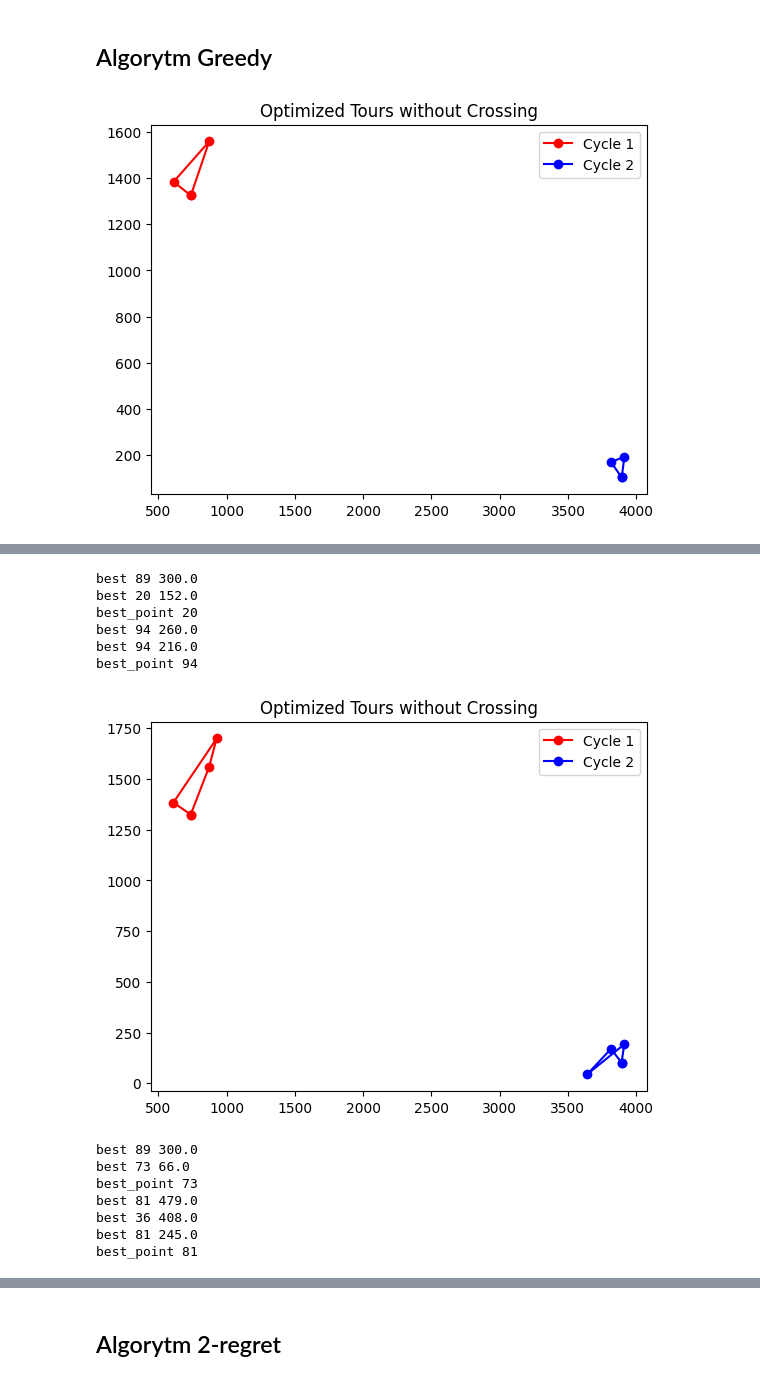
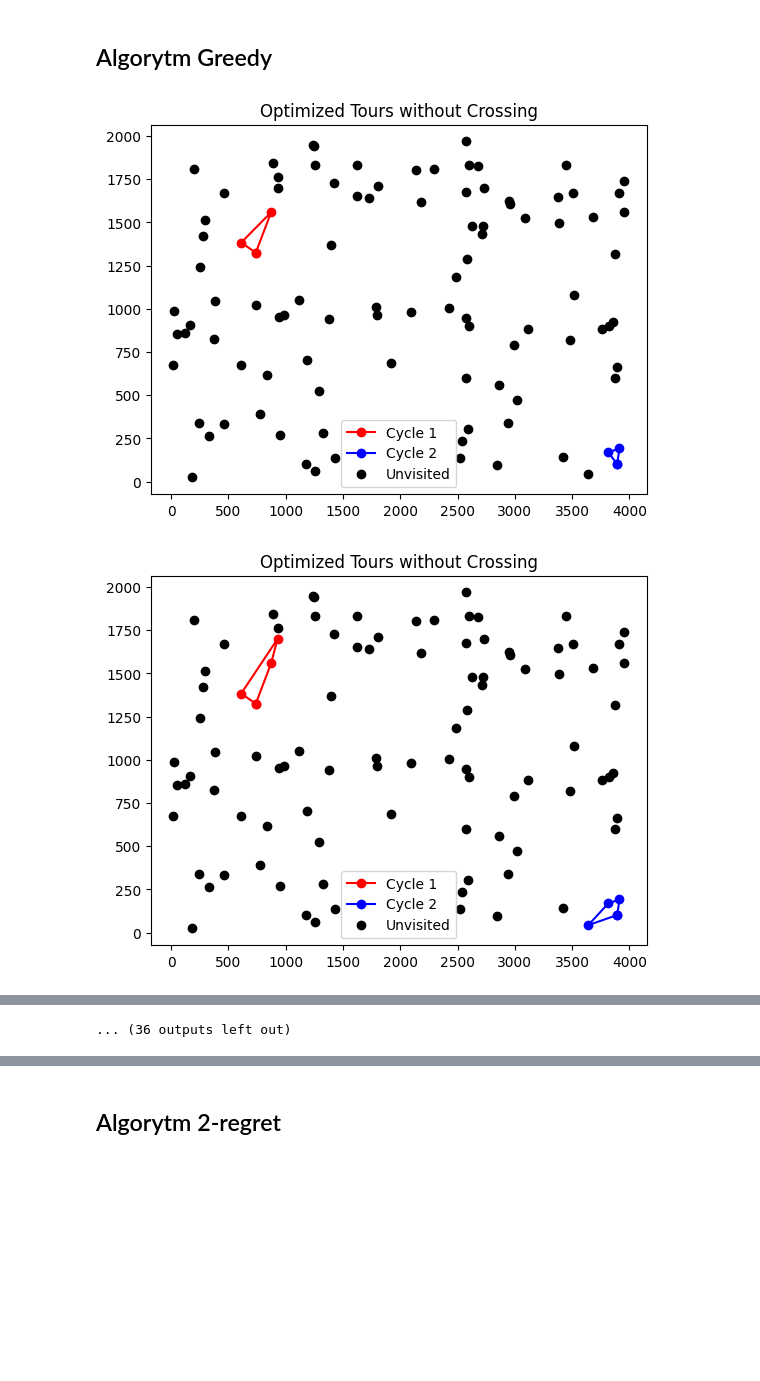
Before and after one commit to maciejm2517/imo-lab1, a Jupyter notebook: imo_1_przemek.ipynb, the cells around one changed output, grey strips where cells are left out. Drawn from its saved outputs; the diff is of its cells as text; code cells hidden in the pictures; blank space fills up the shorter version.

Commit message:
improved greedy graph

```diff
--- a/imo_1_przemek.ipynb
+++ b/imo_1_przemek.ipynb
@@ -85,7 +85,7 @@ np.random.seed(10)
 def calculate_distance(city1, city2):
     return np.round(np.linalg.norm(city1 - city2))
 
-def plot_current_tours_to_file(positions, tour1, tour2):
+def plot_current_tours_to_file(positions, tour1, tour2,unvisited):
     # Ensure the cycles start and end at the same city to form closed loops
     cycle1 = tour1.copy()
     cycle2 = tour2.copy()
@@ -95,6 +95,7 @@ def plot_current_tours_to_file(positions, tour1, tour2):
     # Plot the optimized tours
     plt.plot(positions[cycle1, 0], positions[cycle1, 1], linestyle='-', marker='o', color='r', label='Cycle 1')
     plt.plot(positions[cycle2, 0], positions[cycle2, 1], linestyle='-', marker='o', color='b', label='Cycle 2')
+    plt.plot(positions[unvisited, 0], positions[unvisited, 1], linestyle=' ', marker='o', color='k', label='Unvisited')
 
     # Add legend and title
     plt.legend()
@@ -131,7 +132,7 @@ def create_greedy_cycles(cities):
     while unvisited:
         #current_city = tour1[-1]
         positions = np.array([data['x'], data['y']]).T
-        plot_current_tours_to_file(positions, tour1, tour2)
+        plot_current_tours_to_file(positions, tour1, tour2, unvisited)
         # current_cycle_distance_1=[]
         # for x in range(len(tour1)-1):
         #     current_cycle_distance_1.append(calculate_distance(cities[tour1[x]], cities[tour1[x+1]]))
@@ -151,21 +152,21 @@ def create_greedy_cycles(cities):
             if min(nearest_points) < smallest_value:
                 best_point = np.argmin(nearest_points)
                 smallest_value = min(nearest_points)
-                print("best",unvisited[best_point],smallest_value)
+                #print("best",unvisited[best_point],smallest_value)
         best_point = unvisited.pop(best_point)
-        print("best_point",best_point)
+        #print("best_point",best_point)
 
         # Find all distances between points
         tour_distances = []
         for i in range(len(tour1)):
             if i == len(tour1) - 1:
-                tour_distances.append(calculate_distance(cities[tour1[i]], cities[tour1[0]]))
+                tour_distances.append(calculate_distance(cities[tour1[-1]], cities[tour1[0]]))
             else:
                 tour_distances.append(calculate_distance(cities[tour1[i]], cities[tour1[i+1]]))
 
         # find smallest increase in distance when adding new point
         best_index = -1
-        best_distance = float('inf')
+        best_distance = calculate_distance(cities[best_point], cities[tour1[0]]) + calculate_distance(cities[best_point], cities[tour1[-1]]) - calculate_distance(cities[tour1[0]], cities[tour1[-1]])
 
         for i in range(len(tour_distances)-1):
             if(calculate_distance(cities[best_point], cities[tour1[i]]) + calculate_distance(cities[best_point], cities[tour1[i+1]]) - calculate_distance(cities[tour1[i]], cities[tour1[i+1]]) < best_distance):
@@ -173,7 +174,10 @@ def create_greedy_cycles(cities):
                 best_distance = calculate_distance(cities[best_point], cities[tour1[i]]) + calculate_distance(cities[best_point], cities[tour1[i+1]]) - calculate_distance(cities[tour1[i]], cities[tour1[i+1]])
 
         # add new point to the tour with smallest increase in path
-        tour1.insert(best_index,best_point)
+        if(best_index == -1):
+            tour1.append(best_point)
+        else:
+            tour1.insert(best_index,best_point)
         #####
         ##### TU SKOŃCZYŁEM
         #####
@@ -187,29 +191,32 @@ def create_greedy_cycles(cities):
                 if min(nearest_points) < smallest_value:
                     best_point = np.argmin(nearest_points)
                     smallest_value = min(nearest_points)
-                    print("best",unvisited[best_point],smallest_value)
+                    #print("best",unvisited[best_point],smallest_value)
             best_point = unvisited.pop(best_point)
-            print("best_point",best_point)
+            #print("best_point",best_point)
 
             # Find all distances between points
             tour_distances = []
             for i in range(len(tour2)):
                 if i == len(tour2) - 1:
-                    tour_distances.append(calculate_distance(cities[tour2[i]], cities[tour2[0]]))
+                    tour_distances.append(calculate_distance(cities[tour2[-1]], cities[tour2[0]]))
                 else:
                     tour_distances.append(calculate_distance(cities[tour2[i]], cities[tour2[i+1]]))
 
             # find smallest increase in distance when adding new point
             best_index = -1
-            best_distance = float('inf')
+            best_distance = calculate_distance(cities[best_point], cities[tour2[0]]) + calculate_distance(cities[best_point], cities[tour2[-1]]) - calculate_distance(cities[tour2[0]], cities[tour2[-1]])
 
-            for i in range(len(tour_distances)-1):
+            for i in range(len(tour_distances) - 1):
                 if(calculate_distance(cities[best_point], cities[tour2[i]]) + calculate_distance(cities[best_point], cities[tour2[i+1]]) - calculate_distance(cities[tour2[i]], cities[tour2[i+1]]) < best_distance):
                     best_index = i + 1
                     best_distance = calculate_distance(cities[best_point], cities[tour2[i]]) + calculate_distance(cities[best_point], cities[tour2[i+1]]) - calculate_distance(cities[tour2[i]], cities[tour2[i+1]])
 
             # add new point to the tour with smallest increase in path
-            tour2.insert(best_index,best_point)
+            if(best_index == -1):
+                tour2.append(best_point)
+            else:
+                tour2.insert(best_index,best_point)
 
     return tour1, tour2
 
@@ -218,31 +225,32 @@ def plot_optimized_tours(positions, cycle1, cycle2):
     cycle1.append(cycle1[0])
     cycle2.append(cycle2[0])
 
     # Plot the optimized tours
     plt.plot(positions[cycle1, 0], positions[cycle1, 1], linestyle='-', marker='o', color='r', label='Cycle 1')
     plt.plot(positions[cycle2, 0], positions[cycle2, 1], linestyle='-', marker='o', color='b', label='Cycle 2')
 
     # Add legend and title
     plt.legend()
     plt.title('Optimized Tours without Crossing')
     plt.show()
 
 # Load data from CSV file
 data = pd.read_csv('kroa.csv', sep=' ')
 positions = np.array([data['x'], data['y']]).T
 
 # # Add text box with information
 # N = data.shape[0]
 # total_length_cycle1 = sum(calculate_distance(positions[cycle1[i-1]], positions[cycle1[i]]) for i in range(N))
 # total_length_cycle2 = sum(calculate_distance(positions[cycle2[i-1]], positions[cycle2[i]]) for i in range(N))
 # textstr = "N nodes: %d\nTotal length cycle 1: %.3f\nTotal length cycle 2: %.3f" % (N, total_length_cycle1, total_length_cycle2)
 # props = dict(boxstyle='round', facecolor='wheat', alpha=0.5)
 # ax[1].text(0.05, 0.95, textstr, transform=ax[1].transAxes, fontsize=14, verticalalignment='top', bbox=props)
 
 # Create two separate cycles without lines crossing
 cycle1, cycle2 = create_greedy_cycles(positions)
 
 # Plot the optimized tours
 plot_optimized_tours(positions, cycle1, cycle2)
 # %% [output]
-[figure, old version]
+[figure, new version]
+[figure, new version]
@@ -249,14 +267 @@ plot_optimized_tours(positions, cycle1, cycle2)
-best 89 300.0
-best 20 152.0
-best_point 20
-best 94 260.0
-best 94 216.0
-best_point 94
+... (36 outputs left out)
-[figure, old version]
-best 89 300.0
-best 73 66.0
-best_point 73
-best 81 479.0
-best 36 408.0
-best 81 245.0
-best_point 81
```
Also changed, not shown: parts of 1 cell of this notebook.
